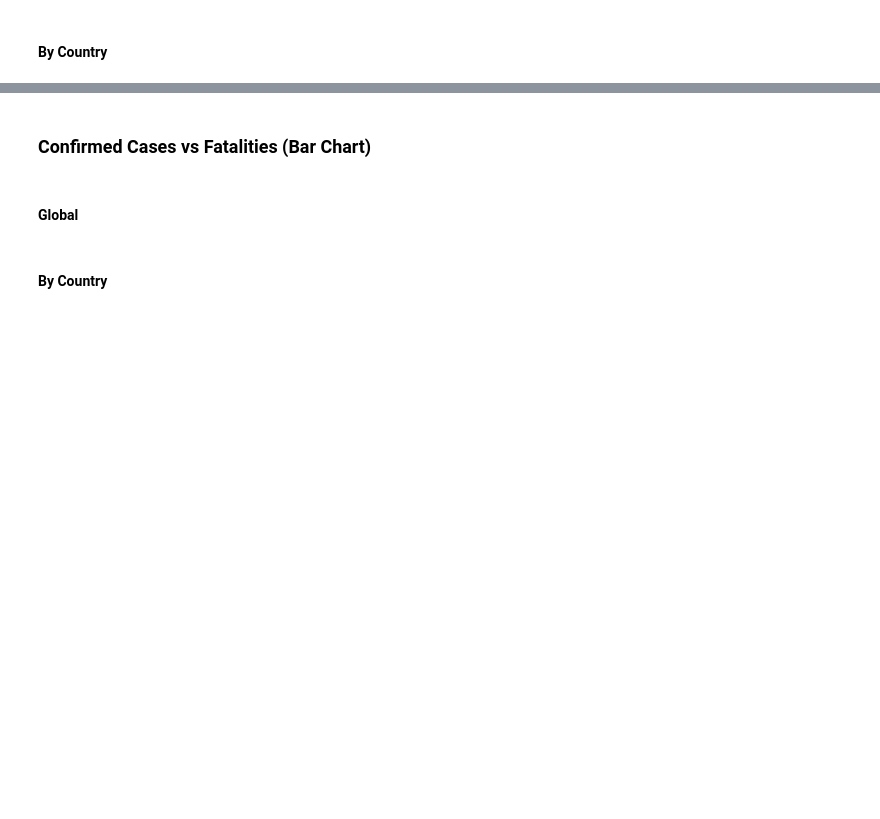
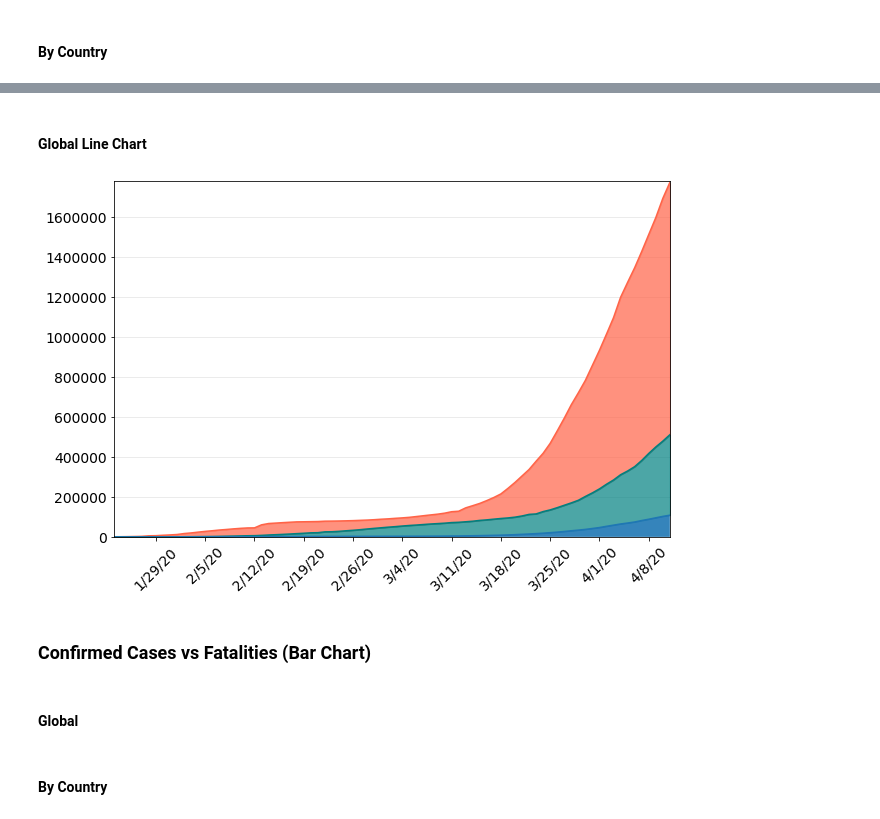
Before and after one commit to ellemonke/COVID-19, a Jupyter notebook: static/resources/charts1.ipynb, the cells around one changed output, grey strips where cells are left out. Drawn from its saved outputs; the diff is of its cells as text; code cells hidden in the pictures; blank space fills up the shorter version.

```diff
--- a/static/resources/charts1.ipynb
+++ b/static/resources/charts1.ipynb
@@ -125,3 +124,9 @@ for i in range(len(top_confirmed_df)):
+# %% [markdown]
+#### Global Line Chart
+# %%
+linechart_one('Global')
+# %% [output]
+[figure, added]
 # %% [markdown]
 ### Confirmed Cases vs Fatalities (Bar Chart)
 # %% [markdown]
```
Also changed, not shown: parts of 5 cells of this notebook, 23 other files.
